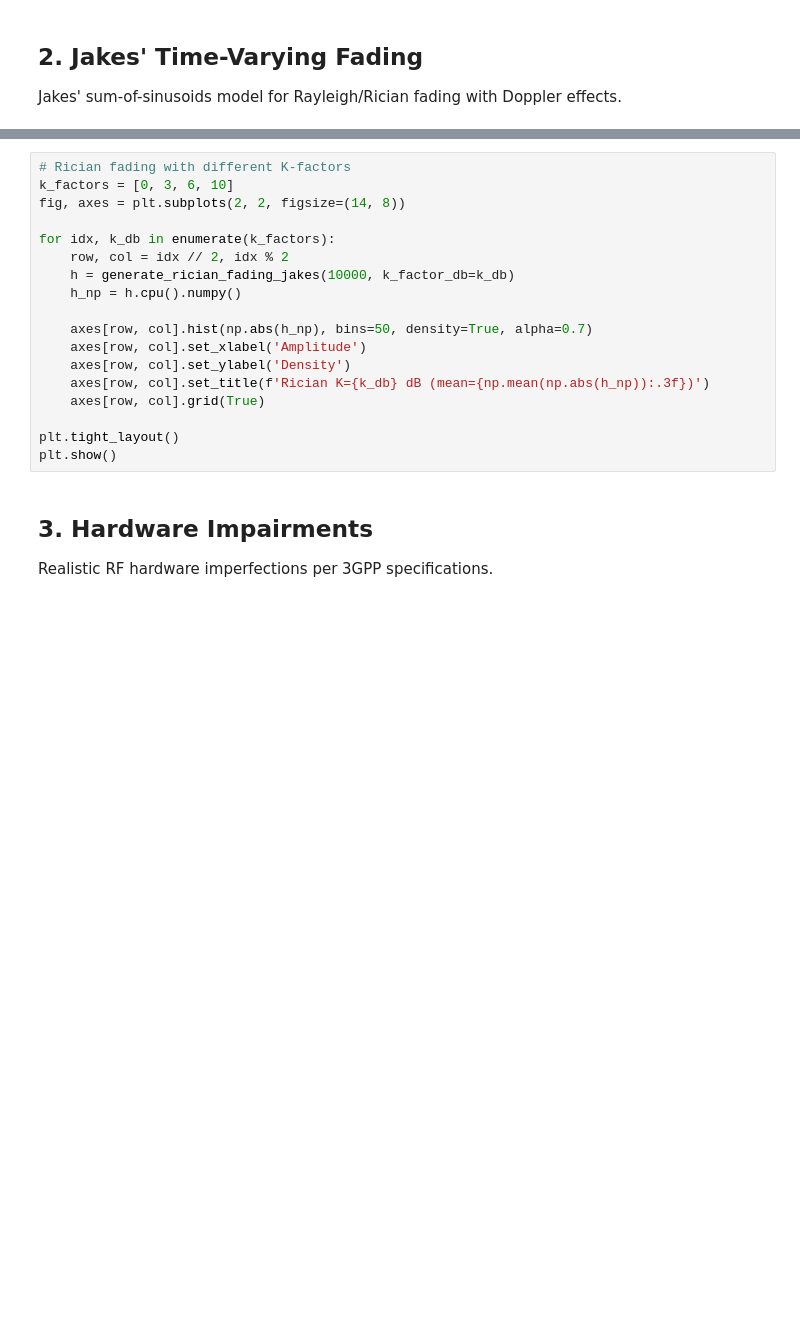
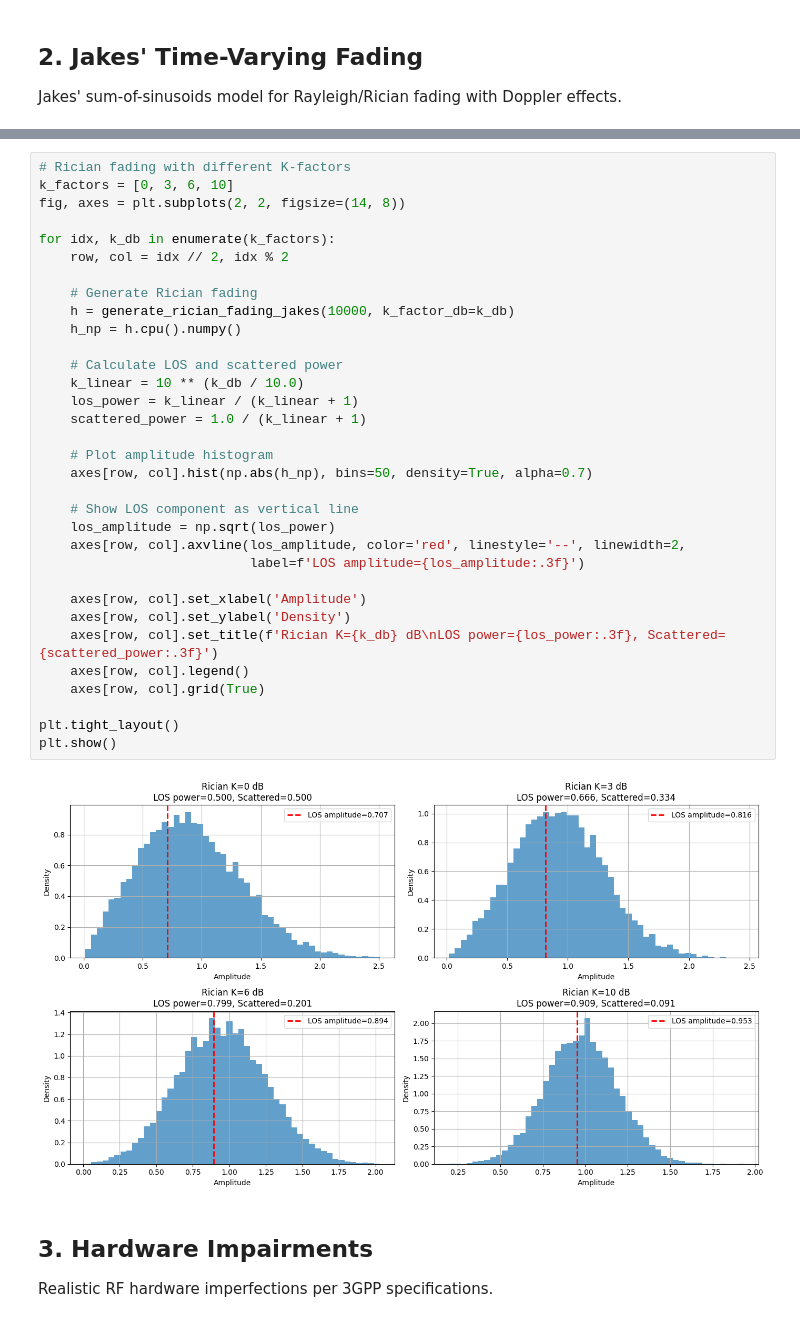
Before and after one commit to chenhao1umbc/dataset_RFSS, a Jupyter notebook: check/demo_phase1_2.ipynb, the cells around one changed output, grey strips where cells are left out. Cells and saved outputs as stored; diff of their text form; blank space fills up the shorter version.

```diff
--- a/check/demo_phase1_2.ipynb
+++ b/check/demo_phase1_2.ipynb
@@ -161,21 +191,38 @@ print(f"Doppler: Mean power = {torch.mean(torch.abs(h_doppler)**2).item():.6f}")
 # %%
 # Rician fading with different K-factors
 k_factors = [0, 3, 6, 10]
 fig, axes = plt.subplots(2, 2, figsize=(14, 8))
 
 for idx, k_db in enumerate(k_factors):
     row, col = idx // 2, idx % 2
+
+    # Generate Rician fading
     h = generate_rician_fading_jakes(10000, k_factor_db=k_db)
     h_np = h.cpu().numpy()
 
+    # Calculate LOS and scattered power
+    k_linear = 10 ** (k_db / 10.0)
+    los_power = k_linear / (k_linear + 1)
+    scattered_power = 1.0 / (k_linear + 1)
+
+    # Plot amplitude histogram
     axes[row, col].hist(np.abs(h_np), bins=50, density=True, alpha=0.7)
+
+    # Show LOS component as vertical line
+    los_amplitude = np.sqrt(los_power)
+    axes[row, col].axvline(los_amplitude, color='red', linestyle='--', linewidth=2,
+                           label=f'LOS amplitude={los_amplitude:.3f}')
+
     axes[row, col].set_xlabel('Amplitude')
     axes[row, col].set_ylabel('Density')
-    axes[row, col].set_title(f'Rician K={k_db} dB (mean={np.mean(np.abs(h_np)):.3f})')
+    axes[row, col].set_title(f'Rician K={k_db} dB\nLOS power={los_power:.3f}, Scattered={scattered_power:.3f}')
+    axes[row, col].legend()
     axes[row, col].grid(True)
 
 plt.tight_layout()
 plt.show()
+# %% [output]
+[figure, added]
 # %% [markdown]
 ## 3. Hardware Impairments
 
```
Also changed, not shown: parts of 15 cells of this notebook, 6 other files.
